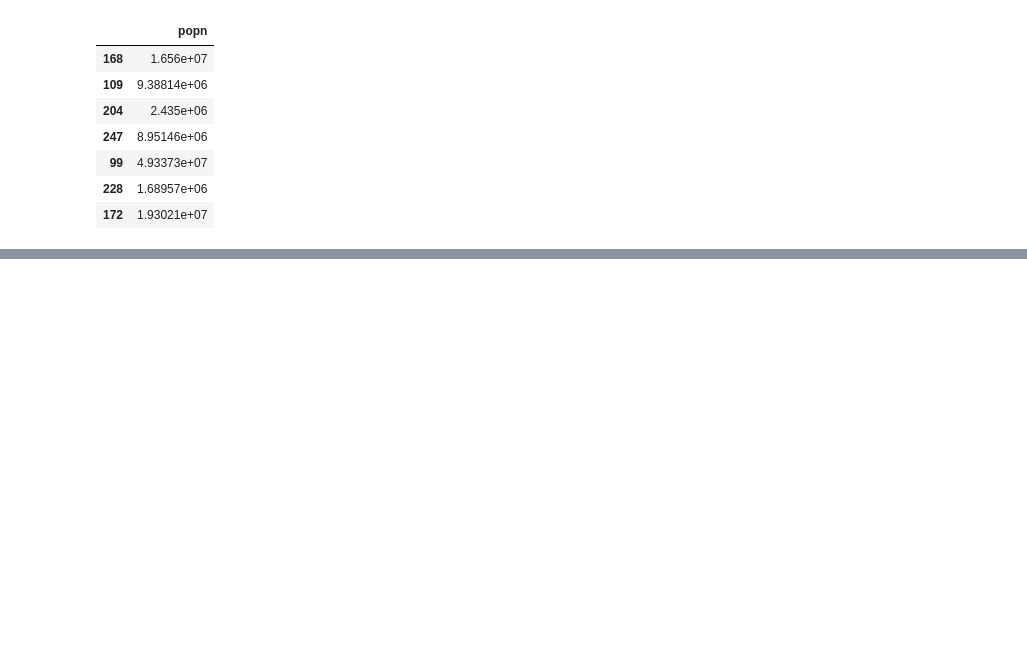
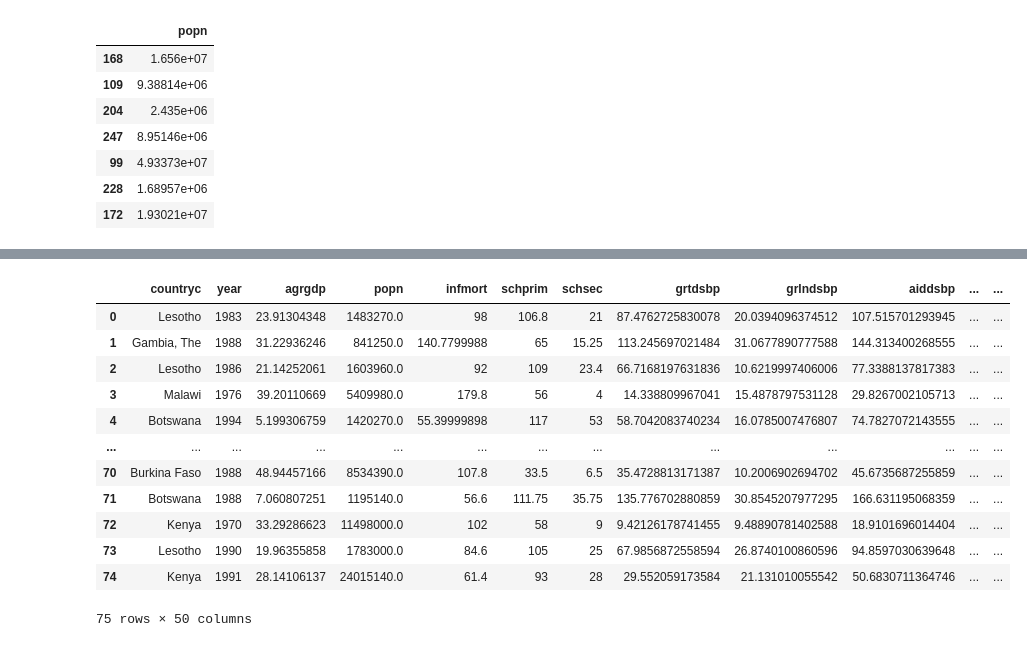
Before and after one commit to batikanor/PythonWorkspace, a Jupyter notebook: pandas/pandas_notes.ipynb, the cells around one changed output, grey strips where cells are left out. Saved outputs shown, nothing was run; the diff lists cells and outputs as text; code cells hidden in the pictures; blank space fills up the shorter version.

```diff
--- a/pandas/pandas_notes.ipynb
+++ b/pandas/pandas_notes.ipynb
@@ -719,0 +727,18 @@ dfxpopn.head(7)
+# %%
+# All rows from left df will be returned, only common rows from right will be returned
+df9 = pd.merge(df1, df2, how='left')
+df9
+# %% [output]
+|  | countryc | year | agrgdp | popn | infmort | schprim | schsec | grtdsbp | grlndsbp | aiddsbp | ... | ... |
+| 0 | Lesotho | 1983 | 23.91304348 | 1483270.0 | 98 | 106.8 | 21 | 87.4762725830078 | 20.0394096374512 | 107.515701293945 | ... | ... |
+| 1 | Gambia, The | 1988 | 31.22936246 | 841250.0 | 140.7799988 | 65 | 15.25 | 113.245697021484 | 31.0677890777588 | 144.313400268555 | ... | ... |
+| 2 | Lesotho | 1986 | 21.14252061 | 1603960.0 | 92 | 109 | 23.4 | 66.7168197631836 | 10.6219997406006 | 77.3388137817383 | ... | ... |
+| 3 | Malawi | 1976 | 39.20110669 | 5409980.0 | 179.8 | 56 | 4 | 14.338809967041 | 15.4878797531128 | 29.8267002105713 | ... | ... |
+| 4 | Botswana | 1994 | 5.199306759 | 1420270.0 | 55.39999898 | 117 | 53 | 58.7042083740234 | 16.0785007476807 | 74.7827072143555 | ... | ... |
+| ... | ... | ... | ... | ... | ... | ... | ... | ... | ... | ... | ... | ... |
+| 70 | Burkina Faso | 1988 | 48.94457166 | 8534390.0 | 107.8 | 33.5 | 6.5 | 35.4728813171387 | 10.2006902694702 | 45.6735687255859 | ... | ... |
+| 71 | Botswana | 1988 | 7.060807251 | 1195140.0 | 56.6 | 111.75 | 35.75 | 135.776702880859 | 30.8545207977295 | 166.631195068359 | ... | ... |
+| 72 | Kenya | 1970 | 33.29286623 | 11498000.0 | 102 | 58 | 9 | 9.42126178741455 | 9.48890781402588 | 18.9101696014404 | ... | ... |
+| 73 | Lesotho | 1990 | 19.96355858 | 1783000.0 | 84.6 | 105 | 25 | 67.9856872558594 | 26.8740100860596 | 94.8597030639648 | ... | ... |
+| 74 | Kenya | 1991 | 28.14106137 | 24015140.0 | 61.4 | 93 | 28 | 29.552059173584 | 21.131010055542 | 50.6830711364746 | ... | ... |
+75 rows × 50 columns
```
Also changed, not shown: parts of 48 cells of this notebook.
